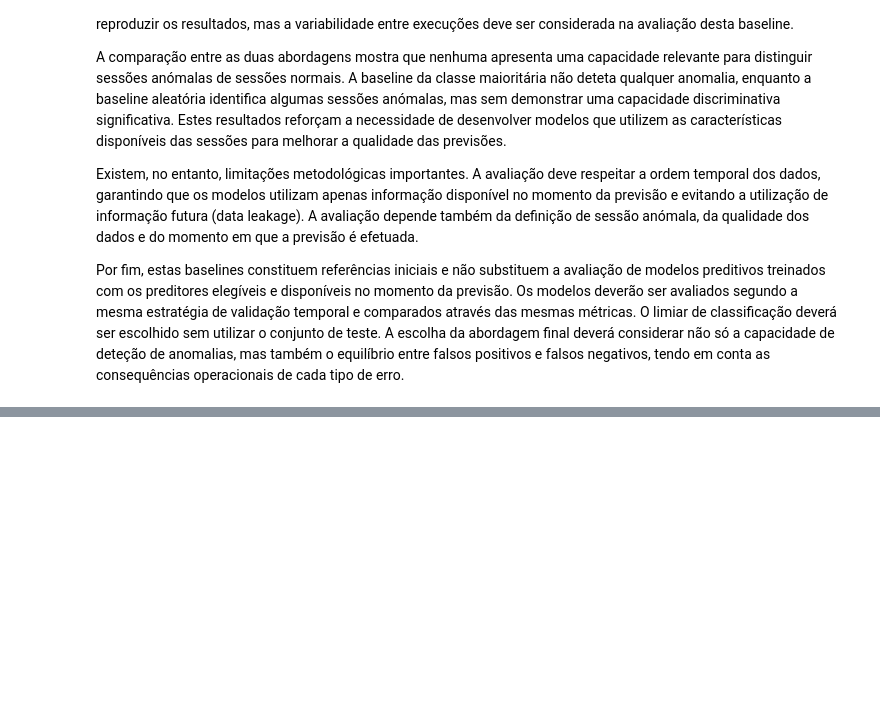
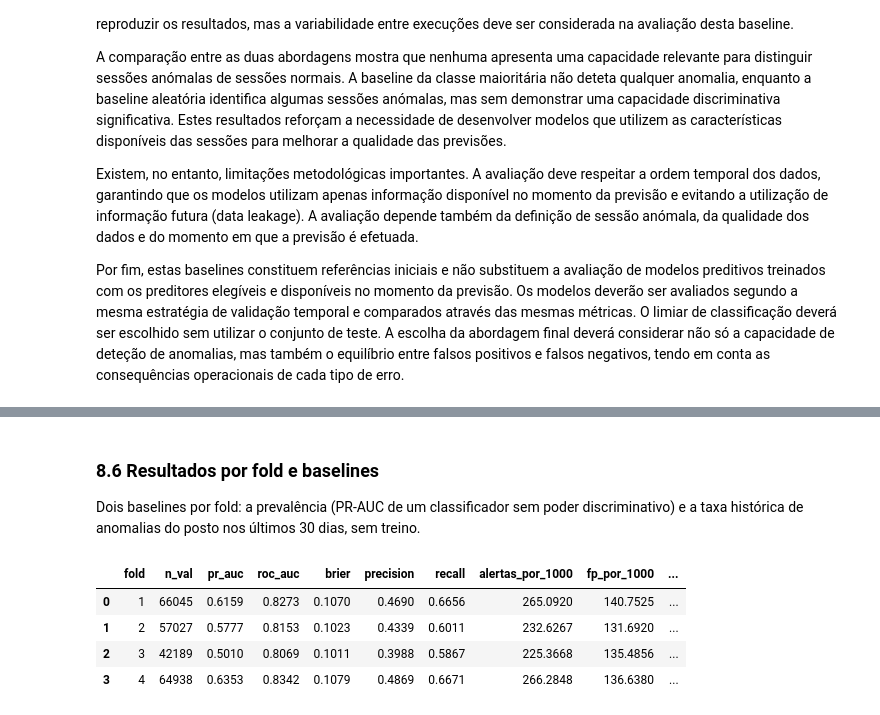
Before and after one commit to marianaCorreiia/MINDD-GPA-1260527-1211883-1231261, a Jupyter notebook: task2.ipynb, the cells around one changed output, grey strips where cells are left out. Cells and saved outputs as stored; diff of their text form; code cells hidden in the pictures; blank space fills up the shorter version.

```diff
--- a/task2.ipynb
+++ b/task2.ipynb
@@ -1000,0 +1029,9 @@ Por fim, estas baselines constituem referências iniciais e não substituem a av
+# %%
+y = df["is_abnormal"].astype(int)
+
+eligible = eligible_predictors
+excluded = {c for cols in excluded_by_decision.values() for c in cols}
+assert not excluded.intersection(eligible), "Preditor excluído presente na lista elegível"
+
+print(f"Sessões: {len(df):,} | período: {start_dt.min():%Y-%m-%d} a {start_dt.max():%Y-%m-%d}")
+print(f"Prevalência global: {y.mean():.2%} | preditores elegíveis: {len(eligible)}")
@@ -1000,0 +1101,11 @@ Por fim, estas baselines constituem referências iniciais e não substituem a av
+# %%
+for k, (tr, va) in enumerate(folds, start=1):
+    assert np.intersect1d(tr, va).size == 0, f"fold {k}: treino e validação sobrepõem-se"
+    assert end_dt.iloc[tr].max() < start_dt.iloc[va].min(), f"fold {k}: treino com informação posterior"
+    assert np.intersect1d(np.concatenate([tr, va]), test_idx).size == 0, f"fold {k}: toca no teste final"
+    assert len(tr) > 0 and len(va) > 0
+assert start_dt[dev_mask].max() < start_dt[test_mask].min()
+assert all(folds[i][1].max() < folds[i + 1][1].min() for i in range(N_FOLDS - 1))
+assert val_ends[-1] == TEST_START
+assert len(dev_idx) + len(test_idx) == len(df)
+print("Esquema consistente: sem sobreposição, sem informação futura, teste final intocado.")
@@ -1000,0 +1146,46 @@ Por fim, estas baselines constituem referências iniciais e não substituem a av
+# %% [markdown]
+### 8.6 Resultados por fold e baselines
+
+Dois baselines por fold: a prevalência (PR-AUC de um classificador sem poder discriminativo)
+e a taxa histórica de anomalias do posto nos últimos 30 dias, sem treino.
+# %%
+def fold_metrics(y_true, score, threshold=THRESHOLD):
+    alert = score >= threshold
+    tp = int((alert & (y_true == 1)).sum())
+    fp = int((alert & (y_true == 0)).sum())
+    fn = int((~alert & (y_true == 1)).sum())
+    n = len(y_true)
+    return {
+        "pr_auc": average_precision_score(y_true, score),
+        "roc_auc": roc_auc_score(y_true, score),
+        "brier": brier_score_loss(y_true, score),
+        "precision": tp / (tp + fp) if tp + fp else np.nan,
+        "recall": tp / (tp + fn) if tp + fn else np.nan,
+        "alertas_por_1000": 1000 * alert.sum() / n,
+        "fp_por_1000": 1000 * fp / n,
+        "fn_por_1000": 1000 * fn / n,
+    }
+
+
+history_score = df["post_previous_abnormal_rate_30d"].fillna(0).to_numpy()
+result_rows, pooled_y, pooled_p = [], [], []
+for k, (tr, va) in enumerate(folds, start=1):
+    model = clone(reference_model).fit(X.iloc[tr], y.iloc[tr])
+    p = model.predict_proba(X.iloc[va])[:, 1]
+    y_va = y.iloc[va].to_numpy()
+    result_rows.append({
+        "fold": k, "n_val": len(va), **fold_metrics(y_va, p),
+        "baseline_prevalencia_pr_auc": y_va.mean(),
+        "baseline_historico_pr_auc": average_precision_score(y_va, history_score[va]),
+    })
+    pooled_y.append(y_va)
+    pooled_p.append(p)
+
+fold_results = pd.DataFrame(result_rows)
+fold_results.round(4)
+# %% [output]
+|  | fold | n_val | pr_auc | roc_auc | brier | precision | recall | alertas_por_1000 | fp_por_1000 | ... |
+| 0 | 1 | 66045 | 0.6159 | 0.8273 | 0.1070 | 0.4690 | 0.6656 | 265.0920 | 140.7525 | ... |
+| 1 | 2 | 57027 | 0.5777 | 0.8153 | 0.1023 | 0.4339 | 0.6011 | 232.6267 | 131.6920 | ... |
+| 2 | 3 | 42189 | 0.5010 | 0.8069 | 0.1011 | 0.3988 | 0.5867 | 225.3668 | 135.4856 | ... |
+| 3 | 4 | 64938 | 0.6353 | 0.8342 | 0.1079 | 0.4869 | 0.6671 | 266.2848 | 136.6380 | ... |
```
Also changed, not shown: parts of 25 cells of this notebook, 1 other file.
